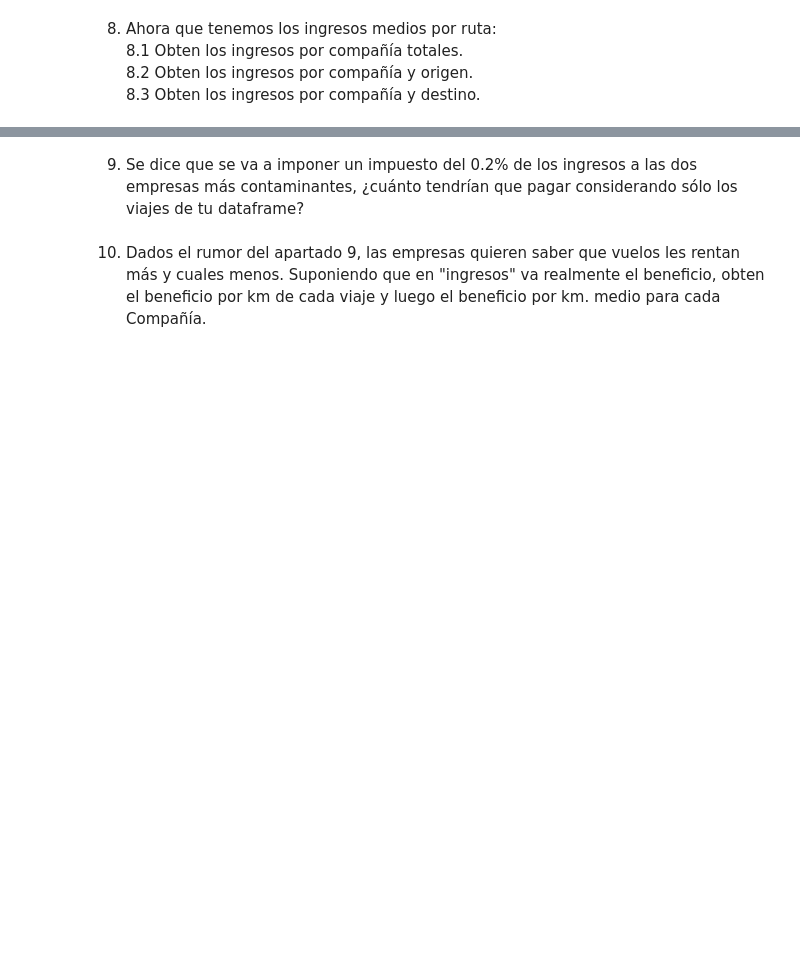
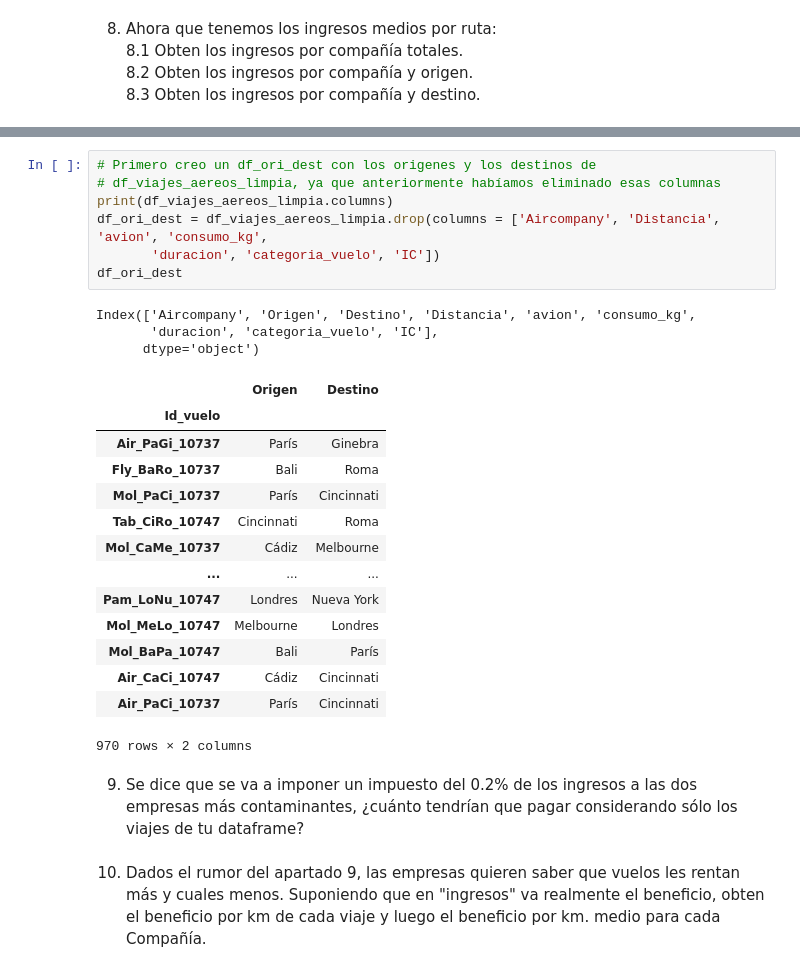
Before and after one commit to noemontiels/ONLINE_DS_THEBRIDGE_NOELIAMONTIEL, a Jupyter notebook: 02_Programacion_y_Herramientas_Avanzadas/Sprint_04/Unidad_02/Practica_Obligatoria/18_Practica_Obligatoria_Pandas_II.ipynb, the cells around one changed output, grey strips where cells are left out. Cells and saved outputs as stored; diff of their text form; blank space fills up the shorter version.

```diff
--- a/02_Programacion_y_Herramientas_Avanzadas/Sprint_04/Unidad_02/Practica_Obligatoria/18_Practica_Obligatoria_Pandas_II.ipynb
+++ b/02_Programacion_y_Herramientas_Avanzadas/Sprint_04/Unidad_02/Practica_Obligatoria/18_Practica_Obligatoria_Pandas_II.ipynb
@@ -519,3 +646,28 @@ SyntaxError: invalid syntax (959146445.py, line 1)
+# %%
+# Primero creo un df_ori_dest con los origenes y los destinos de
+# df_viajes_aereos_limpia, ya que anteriormente habíamos eliminado esas columnas
+print(df_viajes_aereos_limpia.columns)
+df_ori_dest = df_viajes_aereos_limpia.drop(columns = ['Aircompany', 'Distancia', 'avion', 'consumo_kg',
+       'duracion', 'categoria_vuelo', 'IC'])
+df_ori_dest
+# %% [output]
+Index(['Aircompany', 'Origen', 'Destino', 'Distancia', 'avion', 'consumo_kg',
+       'duracion', 'categoria_vuelo', 'IC'],
+      dtype='object')
+|  | Origen | Destino |
+| Id_vuelo |  |  |
+| Air_PaGi_10737 | París | Ginebra |
+| Fly_BaRo_10737 | Bali | Roma |
+| Mol_PaCi_10737 | París | Cincinnati |
+| Tab_CiRo_10747 | Cincinnati | Roma |
+| Mol_CaMe_10737 | Cádiz | Melbourne |
+| ... | ... | ... |
+| Pam_LoNu_10747 | Londres | Nueva York |
+| Mol_MeLo_10747 | Melbourne | Londres |
+| Mol_BaPa_10747 | Bali | París |
+| Air_CaCi_10747 | Cádiz | Cincinnati |
+| Air_PaCi_10737 | París | Cincinnati |
+970 rows × 2 columns
 # %% [markdown]
 9. Se dice que se va a imponer un impuesto del 0.2% de los ingresos a las dos empresas más contaminantes, ¿cuánto tendrían que pagar considerando sólo los viajes de tu dataframe?
 # %% [markdown]
```
Also changed, not shown: parts of 10 cells of this notebook.
